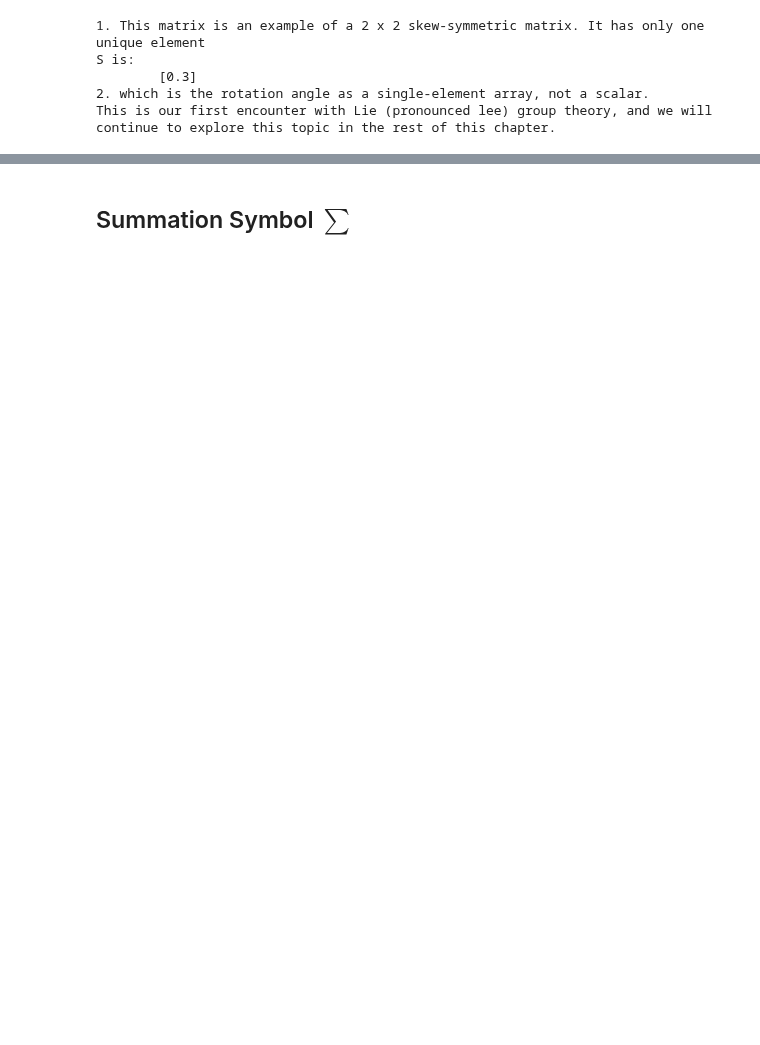
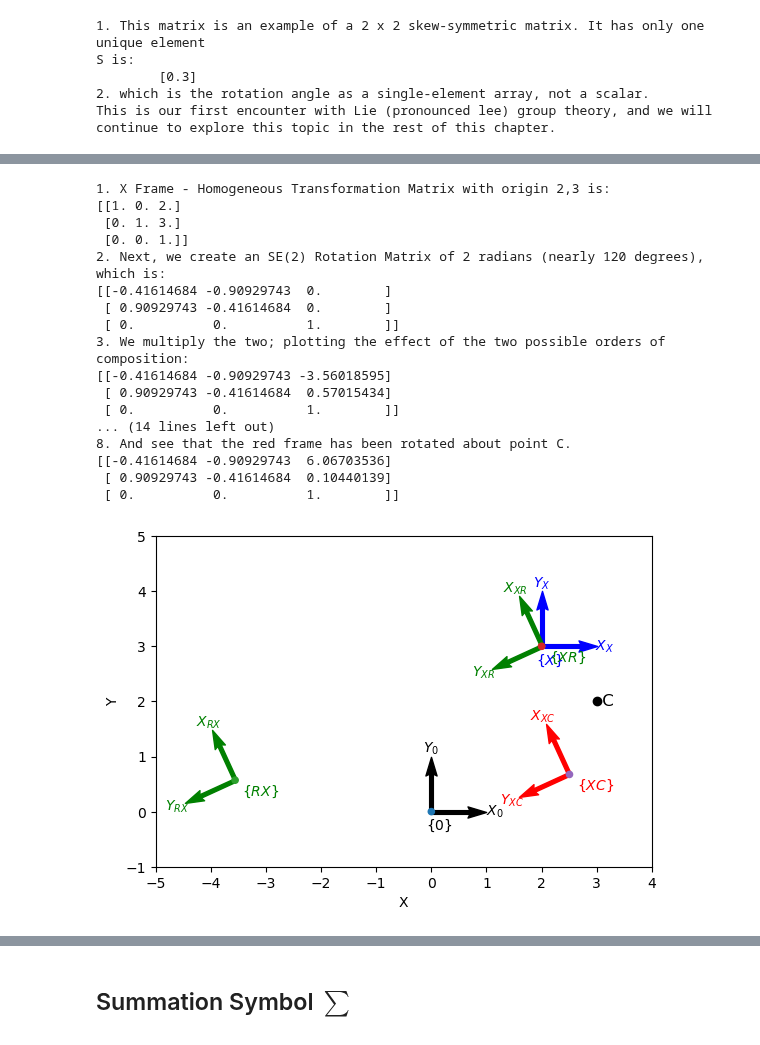
Before and after one commit to 4rtify/RoboticsJourney, a Jupyter notebook: Self_Study/1.AdvRobotics/AdvR.Chap2.ipynb, the cells around one changed output, grey strips where cells are left out. Saved outputs shown, nothing was run; the diff lists cells and outputs as text; code cells hidden in the pictures; blank space fills up the shorter version.

```diff
--- a/Self_Study/1.AdvRobotics/AdvR.Chap2.ipynb
+++ b/Self_Study/1.AdvRobotics/AdvR.Chap2.ipynb
@@ -294,0 +451,50 @@ This is our first encounter with Lie (pronounced lee) group theory, and we will
+# %%
+plotvol2([-5, 4, -1, 5])
+
+T0 = transl2(0, 0) # Reference Frame
+trplot2(T0, frame="0", color="k")
+
+TX = transl2(2, 3)
+print(f"1. X Frame - Homogeneous Transformation Matrix with origin 2,3 is: \n{TX}")
+trplot2(TX, frame="X", color="b")
+
+TR = trot2(2)
+print(f"2. Next, we create an SE(2) Rotation Matrix of 2 radians (nearly 120 degrees), which is: \n{TR}")
+
+print(f"3. We multiply the two; plotting the effect of the two possible orders of composition: \n{TR @ TX}\n\n{TX @ TR}")
+trplot2(TR @ TX, frame="RX", color="g")
+trplot2(TX @ TR, frame="XR", color="g")
+
+print("4. What if we wished to rotate a coordinate frame about some arbitrary point C?\n")
+print("5. The first step is to define the coordinate of the point and display it\n")
+C = np.array([3, 2])
+plot_point(C, "ko", text="C")
+
+print("6. And then compute a transform to rotate about point C")
+TC = transl2(C) @ TR @ transl2(-C)
+print(TC)
+
+print("7. We apply it to frame X\n")
+trplot2(TC @ TX, frame="XC", color="r")
+
+print("8. And see that the red frame has been rotated about point C.")
+print(TC)
+# %% [output]
+1. X Frame - Homogeneous Transformation Matrix with origin 2,3 is:
+[[1. 0. 2.]
+ [0. 1. 3.]
+ [0. 0. 1.]]
+2. Next, we create an SE(2) Rotation Matrix of 2 radians (nearly 120 degrees), which is:
+[[-0.41614684 -0.90929743  0.        ]
+ [ 0.90929743 -0.41614684  0.        ]
+ [ 0.          0.          1.        ]]
+3. We multiply the two; plotting the effect of the two possible orders of composition:
+[[-0.41614684 -0.90929743 -3.56018595]
+ [ 0.90929743 -0.41614684  0.57015434]
+ [ 0.          0.          1.        ]]
+... (14 lines left out)
+8. And see that the red frame has been rotated about point C.
+[[-0.41614684 -0.90929743  6.06703536]
+ [ 0.90929743 -0.41614684  0.10440139]
+ [ 0.          0.          1.        ]]
+[figure, added]
```
Also changed, not shown: parts of 19 cells of this notebook.
